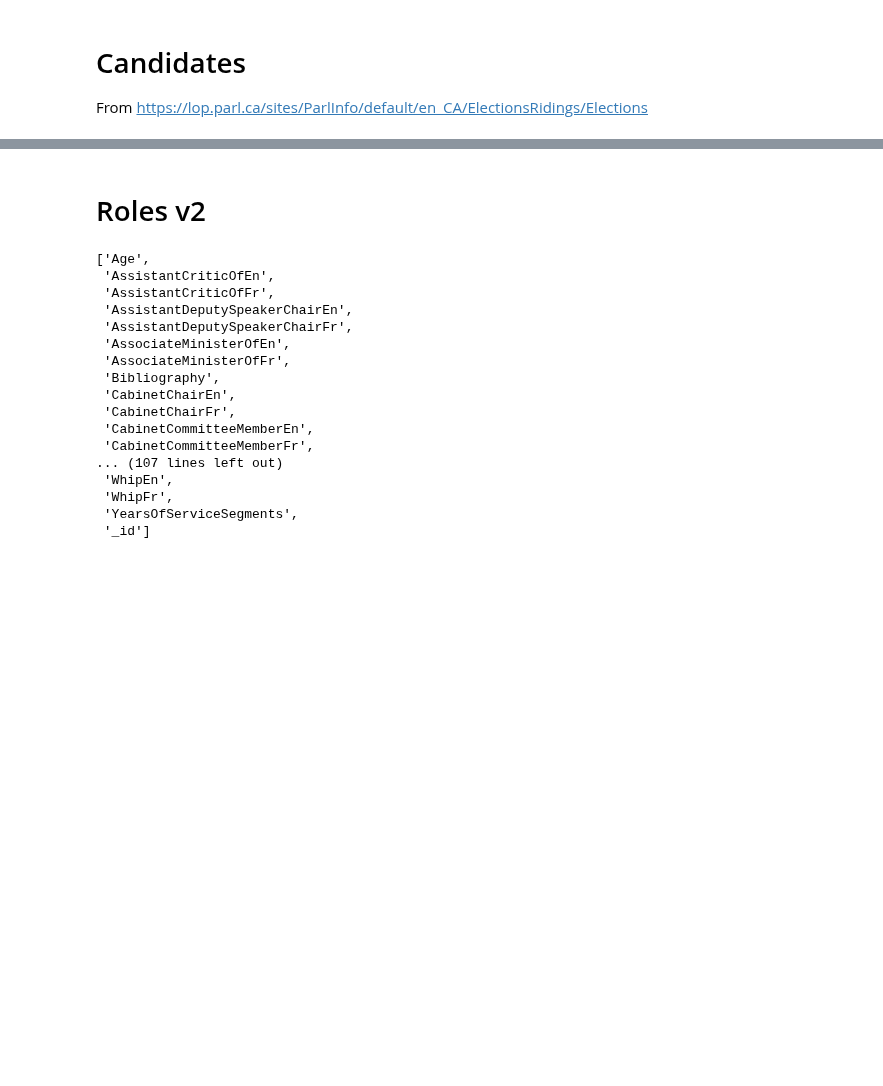
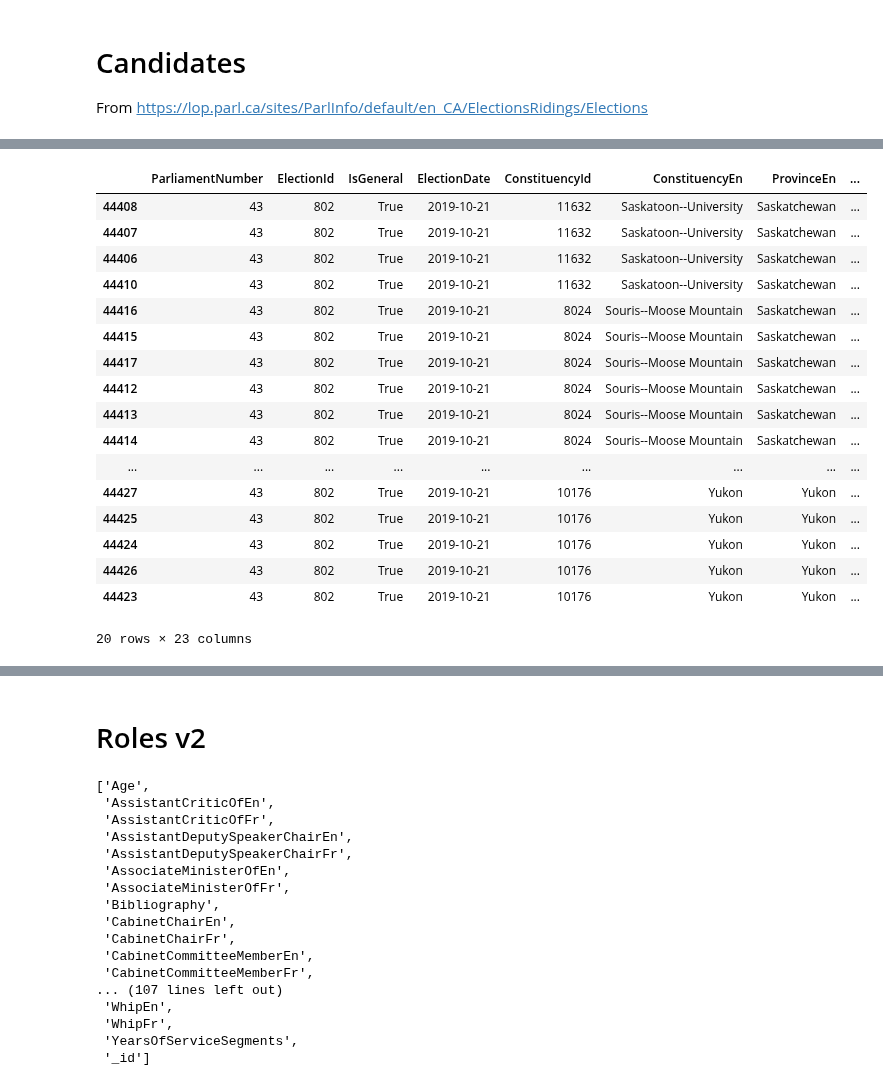
Before and after one commit to nedgar/parleh, a Jupyter notebook: notebooks/Parliamentary data.ipynb, the cells around one changed output, grey strips where cells are left out. Cells and saved outputs as stored; diff of their text form; code cells hidden in the pictures; blank space fills up the shorter version.

```diff
--- a/notebooks/Parliamentary data.ipynb
+++ b/notebooks/Parliamentary data.ipynb
@@ -305,6 +627,25 @@ candidates.count()
 # %%
 candidates = candidates.sort_values(['ParliamentNumber', 'ProvinceEn', 'ConstituencyEn', 'Votes', 'DisplayName'])
-candidates[:10]
+candidates[-20:]
+# %% [output]
+|  | ParliamentNumber | ElectionId | IsGeneral | ElectionDate | ConstituencyId | ConstituencyEn | ProvinceEn | ... |
+| 44408 | 43 | 802 | True | 2019-10-21 | 11632 | Saskatoon--University | Saskatchewan | ... |
+| 44407 | 43 | 802 | True | 2019-10-21 | 11632 | Saskatoon--University | Saskatchewan | ... |
+| 44406 | 43 | 802 | True | 2019-10-21 | 11632 | Saskatoon--University | Saskatchewan | ... |
+| 44410 | 43 | 802 | True | 2019-10-21 | 11632 | Saskatoon--University | Saskatchewan | ... |
+| 44416 | 43 | 802 | True | 2019-10-21 | 8024 | Souris--Moose Mountain | Saskatchewan | ... |
+| 44415 | 43 | 802 | True | 2019-10-21 | 8024 | Souris--Moose Mountain | Saskatchewan | ... |
+| 44417 | 43 | 802 | True | 2019-10-21 | 8024 | Souris--Moose Mountain | Saskatchewan | ... |
+| 44412 | 43 | 802 | True | 2019-10-21 | 8024 | Souris--Moose Mountain | Saskatchewan | ... |
+| 44413 | 43 | 802 | True | 2019-10-21 | 8024 | Souris--Moose Mountain | Saskatchewan | ... |
+| 44414 | 43 | 802 | True | 2019-10-21 | 8024 | Souris--Moose Mountain | Saskatchewan | ... |
+| ... | ... | ... | ... | ... | ... | ... | ... | ... |
+| 44427 | 43 | 802 | True | 2019-10-21 | 10176 | Yukon | Yukon | ... |
+| 44425 | 43 | 802 | True | 2019-10-21 | 10176 | Yukon | Yukon | ... |
+| 44424 | 43 | 802 | True | 2019-10-21 | 10176 | Yukon | Yukon | ... |
+| 44426 | 43 | 802 | True | 2019-10-21 | 10176 | Yukon | Yukon | ... |
+| 44423 | 43 | 802 | True | 2019-10-21 | 10176 | Yukon | Yukon | ... |
+20 rows × 23 columns
 # %%
 # Constituencies with ties
 wins = candidates[candidates['ResultLongEn'] == 'Elected']
```
Also changed, not shown: parts of 39 cells of this notebook, 17 other files.
